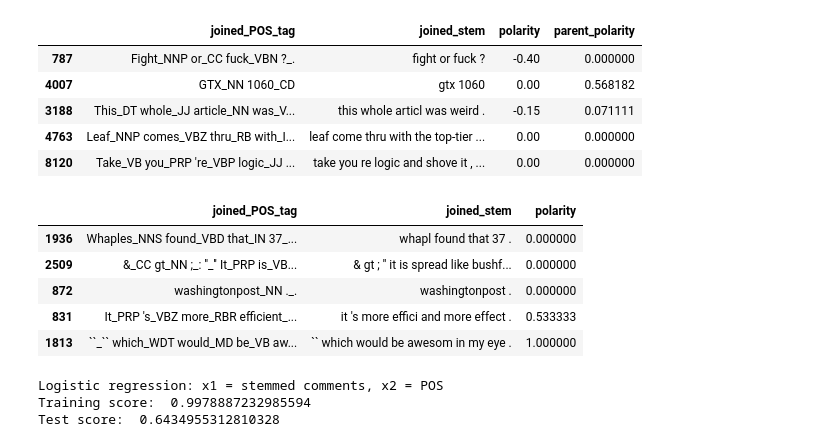
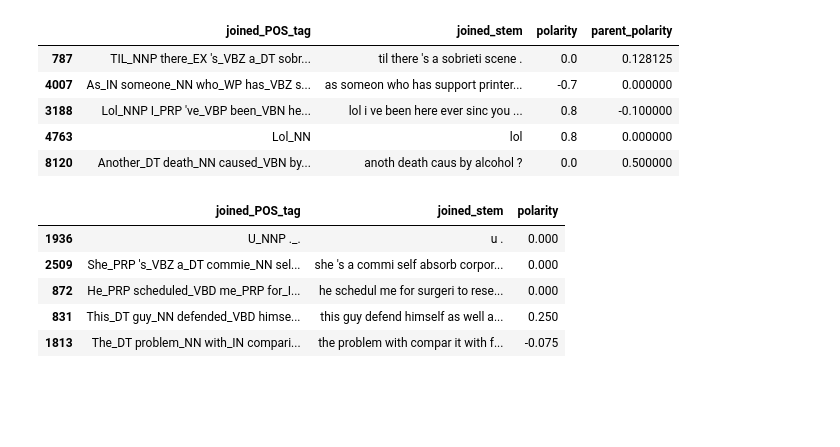
Before and after one commit to nourmansour/Sarcasm-on-Reddit, a Jupyter notebook: Sarcastic Comments on Reddit - An Analysis.ipynb, the cells around one changed output. Drawn from its saved outputs; the diff is of its cells as text; code cells hidden in the pictures; blank space fills up the shorter version.

```diff
--- a/Sarcastic Comments on Reddit - An Analysis.ipynb
+++ b/Sarcastic Comments on Reddit - An Analysis.ipynb
@@ -497,0 +326,39 @@ The three models we picked were:
+# %%
+# !pip install -U textblob
+from textblob import TextBlob
+
+# Polarity for comment
+blob_list = []
+for index, row in sarcasm_prep_data.iterrows():
+    blob_list.append(TextBlob(row['comment']))
+sarcasm_prep_data['textblob'] = blob_list.copy()
+
+polarity_list = []
+for index, row in sarcasm_prep_data.iterrows():
+    polarity_list.append(row['textblob'].sentiment.polarity)
+
+sarcasm_prep_data['polarity'] = polarity_list.copy()
+
+# Polarity for parent comment
+parent_blob_list = []
+for index, row in sarcasm_prep_data.iterrows():
+    parent_blob_list.append(TextBlob(row['parent_comment']))
+sarcasm_prep_data['parent_textblob'] = parent_blob_list.copy()
+
+parent_polarity_list = []
+for index, row in sarcasm_prep_data.iterrows():
+    parent_polarity_list.append(row['parent_textblob'].sentiment.polarity)
+
+sarcasm_prep_data['parent_polarity'] = parent_polarity_list.copy()
+
+# Polarity for comment in Irony data
+blob_list = []
+for index, row in irony_data.iterrows():
+    blob_list.append(TextBlob(row['text']))
+irony_data['textblob'] = blob_list.copy()
+
+polarity_list = []
+for index, row in irony_data.iterrows():
+    polarity_list.append(row['textblob'].sentiment.polarity)
+
+irony_data['polarity'] = polarity_list.copy()
@@ -502,26 +416,26 @@ from sklearn.linear_model import LogisticRegression
 from sklearn.ensemble import RandomForestClassifier
 from sklearn.linear_model import LogisticRegressionCV
 # %%
-X_train, X_test, y_train, y_test = train_test_split(chosen_data[['joined_POS_tag', 'joined_stem', 'polarity', 'parent_polarity']] , chosen_data.label, test_size=0.2, random_state=0)
+X_train, X_test, y_train, y_test = train_test_split(sarcasm_prep_data[['joined_POS_tag', 'joined_stem', 'polarity', 'parent_polarity']] , sarcasm_prep_data.label, test_size=0.2, random_state=0)
 X_train.head()
 # %% [output]
 |  | joined_POS_tag | joined_stem | polarity | parent_polarity |
-| 787 | Fight_NNP or_CC fuck_VBN ?_. | fight or fuck ? | -0.40 | 0.000000 |
-| 4007 | GTX_NN 1060_CD | gtx 1060 | 0.00 | 0.568182 |
-| 3188 | This_DT whole_JJ article_NN was_V... | this whole articl was weird . | -0.15 | 0.071111 |
-| 4763 | Leaf_NNP comes_VBZ thru_RB with_I... | leaf come thru with the top-tier ... | 0.00 | 0.000000 |
-| 8120 | Take_VB you_PRP 're_VBP logic_JJ ... | take you re logic and shove it , ... | 0.00 | 0.000000 |
+| 787 | TIL_NNP there_EX 's_VBZ a_DT sobr... | til there 's a sobrieti scene . | 0.0 | 0.128125 |
+| 4007 | As_IN someone_NN who_WP has_VBZ s... | as someon who has support printer... | -0.7 | 0.000000 |
+| 3188 | Lol_NNP I_PRP 've_VBP been_VBN he... | lol i ve been here ever sinc you ... | 0.8 | -0.100000 |
+| 4763 | Lol_NN | lol | 0.8 | 0.000000 |
+| 8120 | Another_DT death_NN caused_VBN by... | anoth death caus by alcohol ? | 0.0 | 0.500000 |
 # %%
 # For the database
-db_X_train, db_X_test, db_y_train, db_y_test = train_test_split(data_2[['joined_POS_tag', 'joined_stem', 'polarity']] , data_2.label, test_size=0.2, random_state=0)
+db_X_train, db_X_test, db_y_train, db_y_test = train_test_split(irony_data[['joined_POS_tag', 'joined_stem', 'polarity']] , irony_data.label, test_size=0.2, random_state=0)
 db_X_train.head()
 # %% [output]
 |  | joined_POS_tag | joined_stem | polarity |
-| 1936 | Whaples_NNS found_VBD that_IN 37_... | whapl found that 37 . | 0.000000 |
-| 2509 | &_CC gt_NN ;_: ''_'' It_PRP is_VB... | & gt ; '' it is spread like bushf... | 0.000000 |
-| 872 | washingtonpost_NN ._. | washingtonpost . | 0.000000 |
-| 831 | It_PRP 's_VBZ more_RBR efficient_... | it 's more effici and more effect . | 0.533333 |
-| 1813 | ``_`` which_WDT would_MD be_VB aw... | `` which would be awesom in my eye . | 1.000000 |
+| 1936 | U_NNP ._. | u . | 0.000 |
+| 2509 | She_PRP 's_VBZ a_DT commie_NN sel... | she 's a commi self absorb corpor... | 0.000 |
+| 872 | He_PRP scheduled_VBD me_PRP for_I... | he schedul me for surgeri to rese... | 0.000 |
+| 831 | This_DT guy_NN defended_VBD himse... | this guy defend himself as well a... | 0.250 |
+| 1813 | The_DT problem_NN with_IN compari... | the problem with compar it with f... | -0.075 |
 # %%
 # TF-IDF to vectorize the data
 import scipy.sparse as sp
@@ -651,14 +565,3 @@ squared_db_test_polarity = np.square(db_X_test.polarity)
 squared_db_test_combined_2 = sp.hstack([squared_db_test_tfidf_stem, squared_db_test_tfidf_pos], format = 'csr')
 # previous 2 with x3 = comment polarity
 squared_db_test_combined_3 = sp.hstack((squared_db_test_combined_2,np.array(squared_db_test_polarity)[:,None]))
-# %%
-cv_log_clf = LogisticRegressionCV(cv = 10, solver='lbfgs', max_iter = 500).fit(squared_combined_4, y_train)
-
-# Logistic regression score
-print("Logistic regression: x1 = stemmed comments, x2 = POS")
-print("Training score: ", cv_log_clf.score(squared_combined_4, y_train))
-print("Test score: ", cv_log_clf.score(test_combined_4, y_test))
-# %% [output]
-Logistic regression: x1 = stemmed comments, x2 = POS
-Training score:  0.9978887232985594
-Test score:  0.6434955312810328
```
Also changed, not shown: parts of 114 cells of this notebook, 1 other file.
